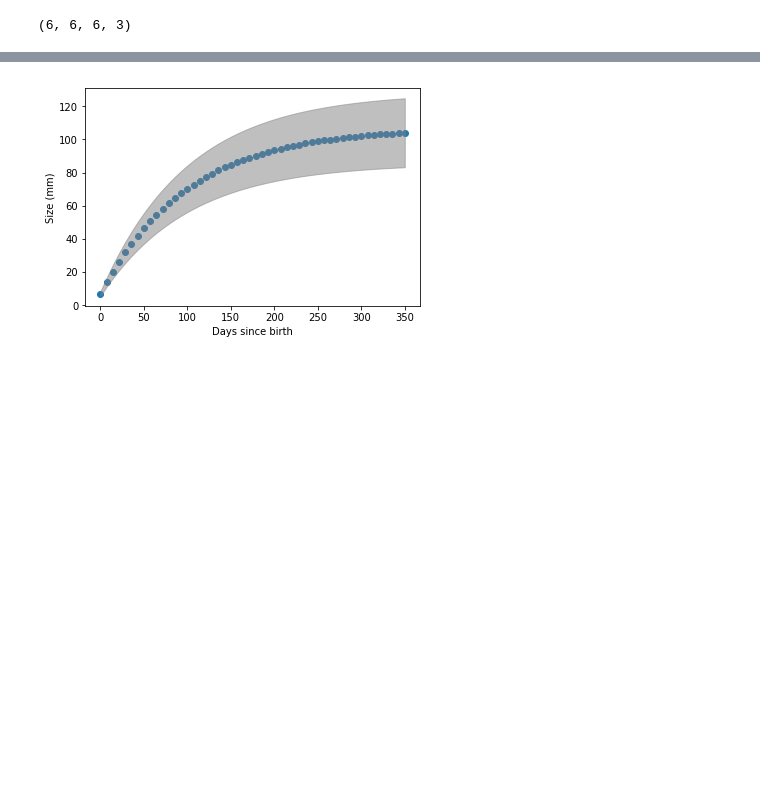
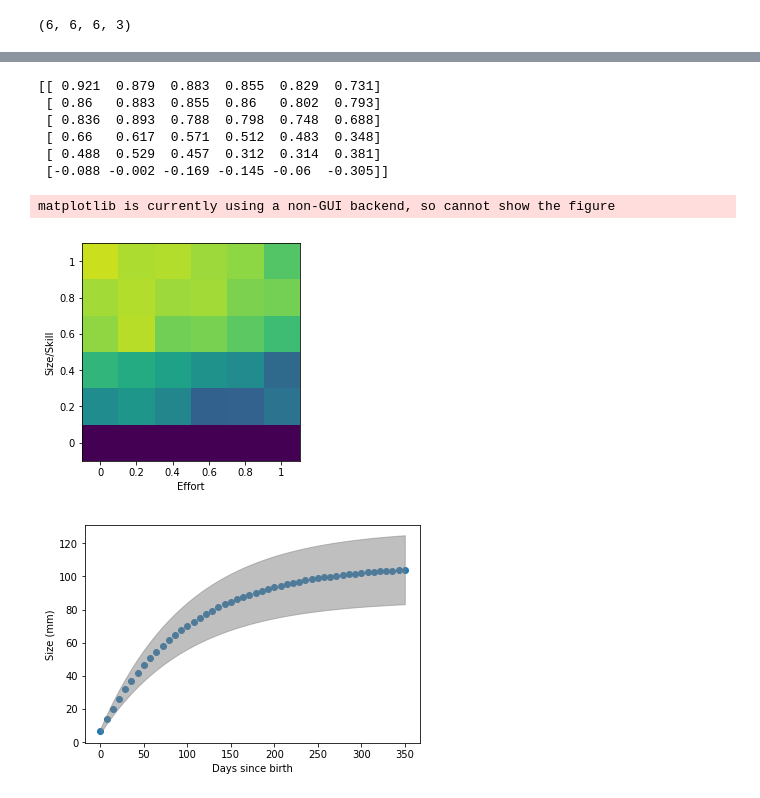
Before and after one commit to aperkes/BayesBattleBots, a Jupyter notebook: BayesFights.ipynb, the cells around one changed output, grey strips where cells are left out. Drawn from its saved outputs; the diff is of its cells as text; code cells hidden in the pictures; blank space fills up the shorter version.

```diff
--- a/BayesFights.ipynb
+++ b/BayesFights.ipynb
@@ -37,3 +81,30 @@ fig.show()
+# %%
+import matplotlib.pyplot as plt
+acc_array = output[:,:,1,2]
+acc_array = np.flipud(acc_array)
+fig,ax = plt.subplots()
+ax.imshow(acc_array,vmax = 1,vmin=0)
+ax.set_xlabel('Effort')
+ax.set_ylabel('Size/Skill')
+
+ax.set_xticks(np.arange(6))
+ax.set_yticks(np.arange(6))
+ax.set_xticklabels(even_list)
+ax.set_yticklabels(even_list[::-1])
+
+fig.show()
+acc_array = np.round(acc_array,3).astype(float)
+np.set_printoptions(suppress=True)
+print(acc_array)
+# %% [output]
+[[ 0.921  0.879  0.883  0.855  0.829  0.731]
+ [ 0.86   0.883  0.855  0.86   0.802  0.793]
+ [ 0.836  0.893  0.788  0.798  0.748  0.688]
+ [ 0.66   0.617  0.571  0.512  0.483  0.348]
+ [ 0.488  0.529  0.457  0.312  0.314  0.381]
+ [-0.088 -0.002 -0.169 -0.145 -0.06  -0.305]]
+matplotlib is currently using a non-GUI backend, so cannot show the figure
+[figure, added]
 # %%
 ## Load required packages
 import numpy as np
```
Also changed, not shown: parts of 4 cells of this notebook, 6 other files.
